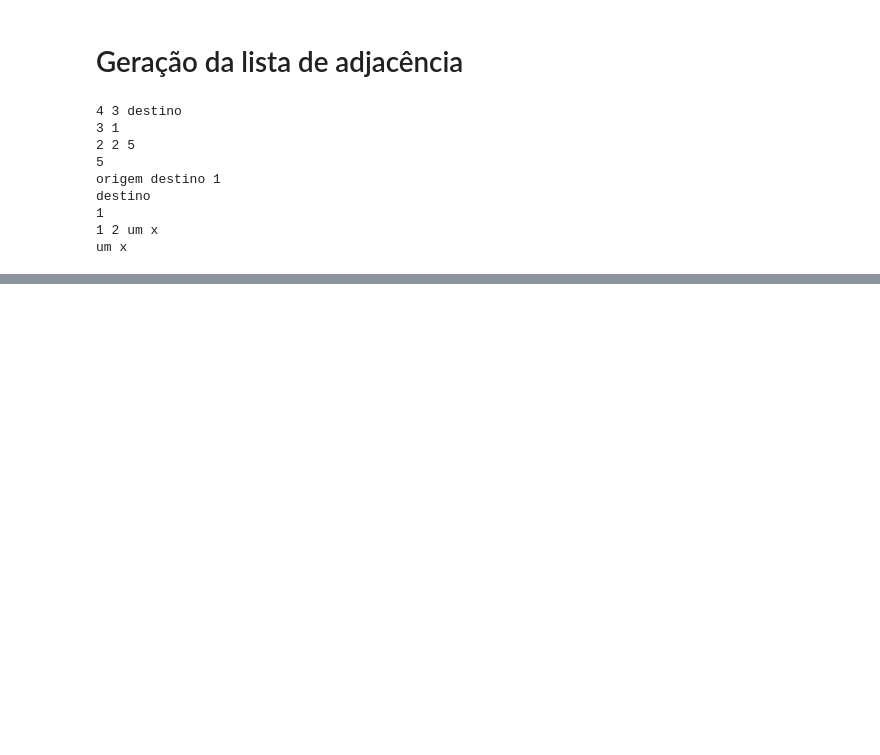
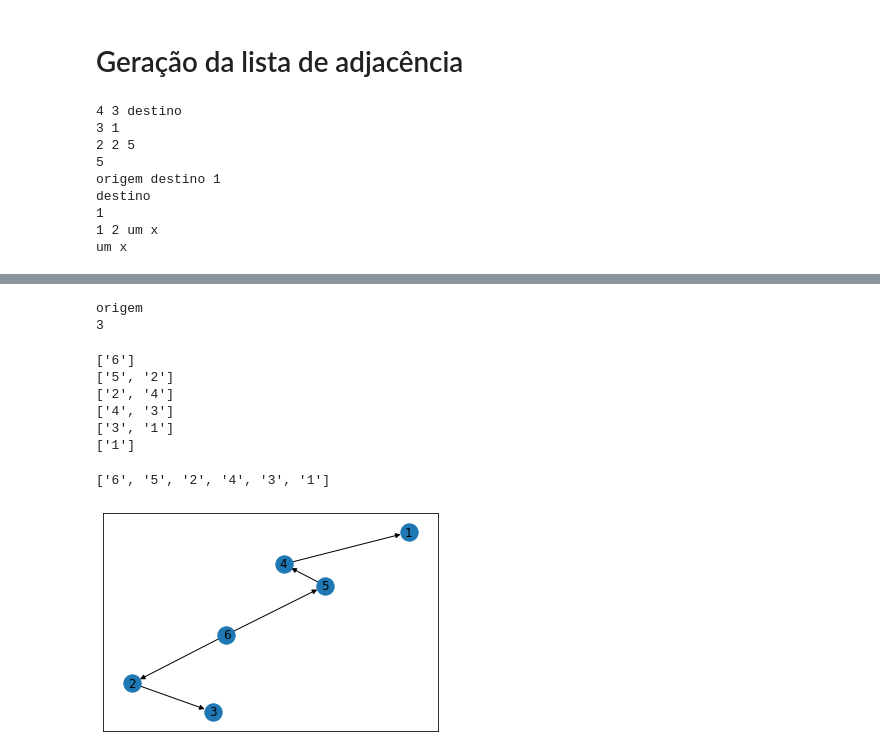
Before and after one commit to jfdac11/GrafosNotebook, a Jupyter notebook: GrafosPyplot.ipynb, the cells around one changed output, grey strips where cells are left out. Drawn from its saved outputs; the diff is of its cells as text; code cells hidden in the pictures; blank space fills up the shorter version.

```diff
--- a/GrafosPyplot.ipynb
+++ b/GrafosPyplot.ipynb
@@ -249,0 +276,52 @@ um x
+# %%
+for i in G.neighbors("1"):
+    print(i)
+# %% [output]
+origem
+3
+# %%
+def BFS(G, node, visited, queue, bfslist):
+
+    visited.append(node)
+    queue.append(node)
+    TPGraph = nx.DiGraph()
+    TPGraph.add_node(node)
+
+    while queue:
+        print(queue)
+        s = queue.pop(0)
+        bfslist.append(s)
+
+        for neighbour in G.neighbors(s):
+            if neighbour not in visited:
+                visited.append(neighbour)
+                queue.append(neighbour)
+                TPGraph.add_edge(s, neighbour)
+
+    return TPGraph
+# %%
+visited = []
+queue = []
+bfslist = []
+# %%
+TPGraph = BFS(G, "6", visited, queue, bfslist)
+# %% [output]
+['6']
+['5', '2']
+['2', '4']
+['4', '3']
+['3', '1']
+['1']
+# %%
+bfslist
+# %% [output]
+['6', '5', '2', '4', '3', '1']
+# %%
+posi = nx.spring_layout(TPGraph)
+
+nx.draw_networkx_nodes(TPGraph, posi)
+nx.draw_networkx_edges(TPGraph, posi)
+nx.draw_networkx_labels(TPGraph, posi)
+plt.show()
+# %% [output]
+[figure, added]
```
Also changed, not shown: parts of 13 cells of this notebook, 1 other file.
